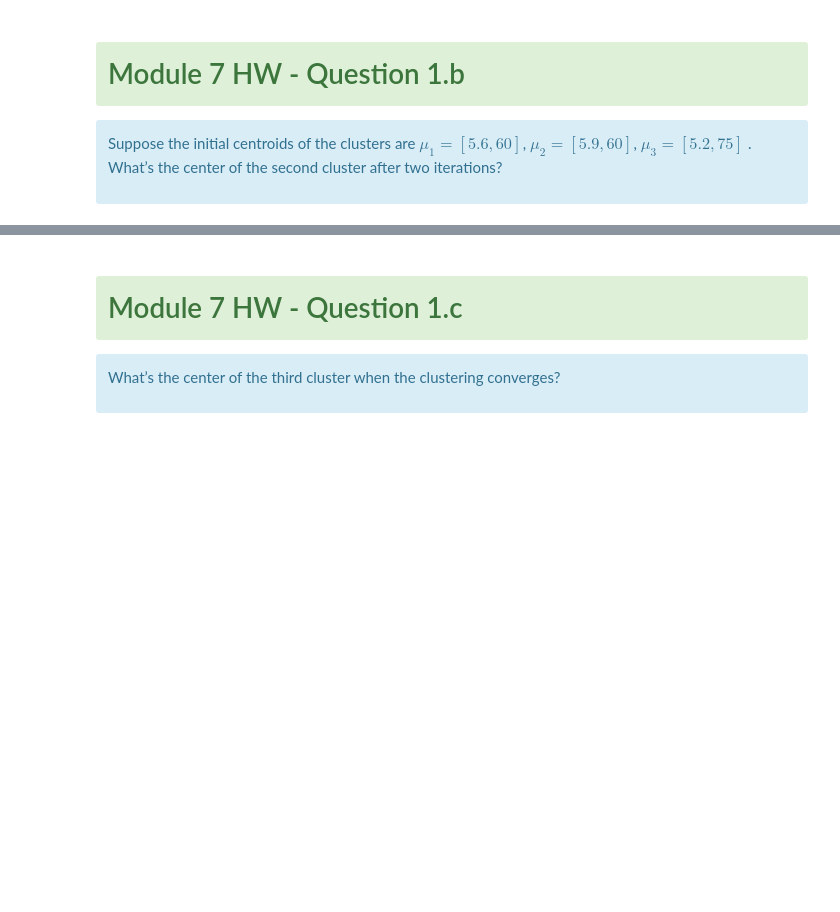
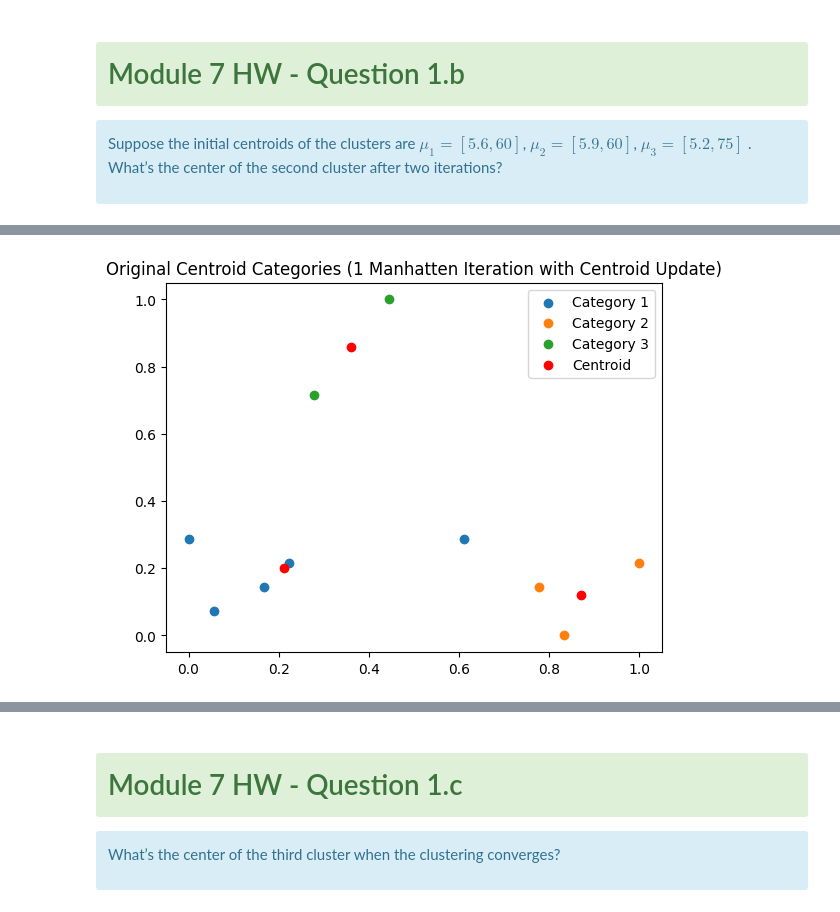
Before and after one commit to christian-ruiz/comp-642, a Jupyter notebook: module7/HW7_Provided/hw_7.ipynb, the cells around one changed output, grey strips where cells are left out. Saved outputs shown, nothing was run; the diff lists cells and outputs as text; code cells hidden in the pictures; blank space fills up the shorter version.

Commit message:
Completed question 1.b

```diff
--- a/module7/HW7_Provided/hw_7.ipynb
+++ b/module7/HW7_Provided/hw_7.ipynb
@@ -25,0 +122,85 @@ Suppose the initial centroids of the clusters are $\mu_1=[5.6,60]$, $\mu_2=[5.9,
+# %%
+# creating a centroids dictionary to iterate through preprocessed centroid data
+cent_dict = {1: c1_pp, 2: c2_pp, 3: c3_pp}
+
+# manhatten distance calculations and new centroid locations
+def manhattan_dist_calc(X, centroids_dict):
+
+    # copy array to return newly created array with centroid and remove cluster label if it is available in the dataset
+    X_md = copy.deepcopy(X)
+    X_md = X_md[:, 0:2]
+    X_md = np.hstack((X_md, np.zeros((X_md.shape[0], 1))))
+
+    # dictionary to hold centroid distance values to answer question 1.b
+    centroid_distance_values = {}
+
+    # check the distance of each point in the array from each centroid and appoint the smallest value
+    for row in range(len(X)):
+        # used to hold manhatten distance values for each centroid
+        temp_cent_dict_ = {}
+        for dict_name in centroids_dict:
+            # calculate the manhatten distance for the centroid
+            temp_cent_dict_.update({dict_name: abs(X[row, 0] - centroids_dict[dict_name][0][0]) + np.abs(X[row, 1] - centroids_dict[dict_name][0][1])})
+
+        # get minimum valued centroid to set as label for that cluster
+        min_centroid = min(zip(temp_cent_dict_.values(), temp_cent_dict_.keys()))[1]
+        centroid_distance_values.update({min(zip(temp_cent_dict_.values(), temp_cent_dict_.keys()))[1]: min(zip(temp_cent_dict_.values(), temp_cent_dict_.keys()))[0]})
+        X_md[row, 2] = min_centroid
+
+    # calculate new centroids
+    # list of unique centroid categories
+    centroid_cat = np.unique(X_md[:, 2])
+
+    # empty array that will hold our new centroids
+    centroid_array = np.zeros((len(np.unique(X_md[:, 2])), 2))
+
+    # updating the centroids dictionary so we can re-run this function to find convergence
+    centroids_dict_copy = copy.deepcopy(centroids_dict)
+
+    # loop to iterate through data and calculate centroid means
+    for num, cent_cat in enumerate(centroid_cat):
+        X_cent_mean = X_labeled[X_labeled[:, 2] == cent_cat][:, 0].mean()
+        y_cent_mean = X_labeled[X_labeled[:, 2] == cent_cat][:, 1].mean()
+
+        # setting centroid means into a centroid array that will be used for visualizations
+        centroid_array[num, 0] = X_cent_mean
+        centroid_array[num, 1] = y_cent_mean
+
+        # setting centroid means into a new dictioanry that we will use for iterations
+        centroids_dict_copy[cent_cat] = np.array([[X_cent_mean, y_cent_mean]])
+
+
+    return X_md, centroid_array, centroids_dict_copy, centroid_distance_values
+
+X_labeled, cent_array1, new_cent_dict1, centroid_distance_values1 = manhattan_dist_calc(X_pp, cent_dict)
+
+print('normalized array with centroid category set using Manhatten Distances')
+print(X_labeled)
+
+print('\n\nInitial Centroids')
+print(cent_dict, '\n\n')
+
+print('1 Iteration: New Centroids')
+print(new_cent_dict1, '\n\n')
+
+print('1 Iteration: Centroid Distance Values')
+print(centroid_distance_values1, '\n\n')
+
+# extracting x, y, and category values
+x = X_labeled[:, 0]
+y = X_labeled[:, 1]
+categories = X_labeled[:, 2]
+
+# get unique categories
+unique_categories = np.unique(categories)
+
+# plot each category
+for category in unique_categories:
+    # select data for the category
+    idx = categories == category
+    plt.scatter(x[idx], y[idx], label=f'Category {int(category)}')
+plt.scatter(cent_array1[:, 0], cent_array1[:, 1], color='red', label='Centroid')
+plt.legend()
+plt.title('Original Centroid Categories (1 Manhatten Iteration with Centroid Update)')
+plt.show()
+# %% [output]
@@ -25,0 +224 @@ Suppose the initial centroids of the clusters are $\mu_1=[5.6,60]$, $\mu_2=[5.9,
+[figure, added]
```
Also changed, not shown: parts of 10 cells of this notebook.
